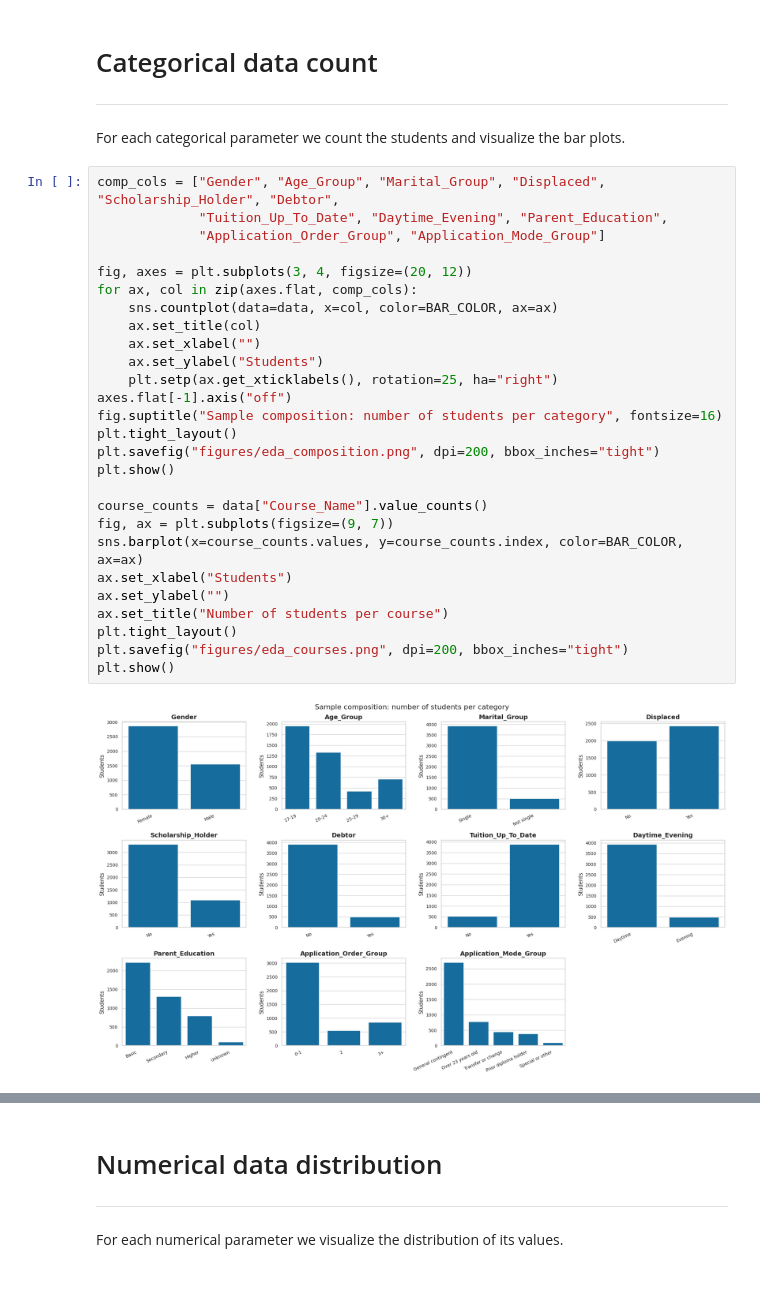
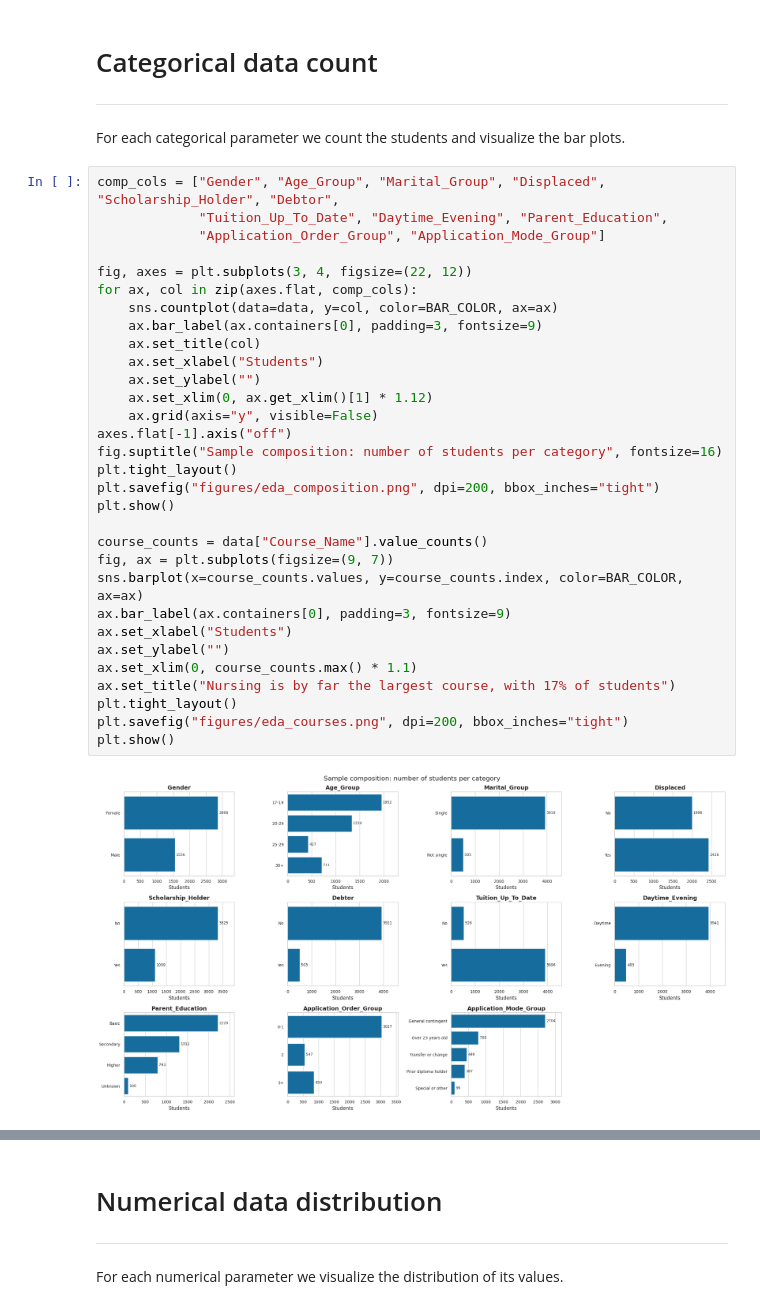
Before and after one commit to Martazzz/dropout_rate_academic_success, a Jupyter notebook: notebooks/01_cleaning_eda.ipynb, the cells around one changed output, grey strips where cells are left out. Cells and saved outputs as stored; diff of their text form; blank space fills up the shorter version.

```diff
--- a/notebooks/01_cleaning_eda.ipynb
+++ b/notebooks/01_cleaning_eda.ipynb
@@ -375,29 +375,33 @@ For each categorical parameter we count the students and visualize the bar plots
 # %%
 comp_cols = ["Gender", "Age_Group", "Marital_Group", "Displaced", "Scholarship_Holder", "Debtor",
              "Tuition_Up_To_Date", "Daytime_Evening", "Parent_Education",
              "Application_Order_Group", "Application_Mode_Group"]
 
-fig, axes = plt.subplots(3, 4, figsize=(20, 12))
+fig, axes = plt.subplots(3, 4, figsize=(22, 12))
 for ax, col in zip(axes.flat, comp_cols):
-    sns.countplot(data=data, x=col, color=BAR_COLOR, ax=ax)
+    sns.countplot(data=data, y=col, color=BAR_COLOR, ax=ax)
+    ax.bar_label(ax.containers[0], padding=3, fontsize=9)
     ax.set_title(col)
-    ax.set_xlabel("")
-    ax.set_ylabel("Students")
-    plt.setp(ax.get_xticklabels(), rotation=25, ha="right")
+    ax.set_xlabel("Students")
+    ax.set_ylabel("")
+    ax.set_xlim(0, ax.get_xlim()[1] * 1.12)
+    ax.grid(axis="y", visible=False)
 axes.flat[-1].axis("off")
 fig.suptitle("Sample composition: number of students per category", fontsize=16)
 plt.tight_layout()
 plt.savefig("figures/eda_composition.png", dpi=200, bbox_inches="tight")
 plt.show()
 
 course_counts = data["Course_Name"].value_counts()
 fig, ax = plt.subplots(figsize=(9, 7))
 sns.barplot(x=course_counts.values, y=course_counts.index, color=BAR_COLOR, ax=ax)
+ax.bar_label(ax.containers[0], padding=3, fontsize=9)
 ax.set_xlabel("Students")
 ax.set_ylabel("")
-ax.set_title("Number of students per course")
+ax.set_xlim(0, course_counts.max() * 1.1)
+ax.set_title("Nursing is by far the largest course, with 17% of students")
 plt.tight_layout()
 plt.savefig("figures/eda_courses.png", dpi=200, bbox_inches="tight")
 plt.show()
 # %% [output]
-[figure, old version]
+[figure, new version]
```
Also changed, not shown: parts of 1 cell of this notebook.
